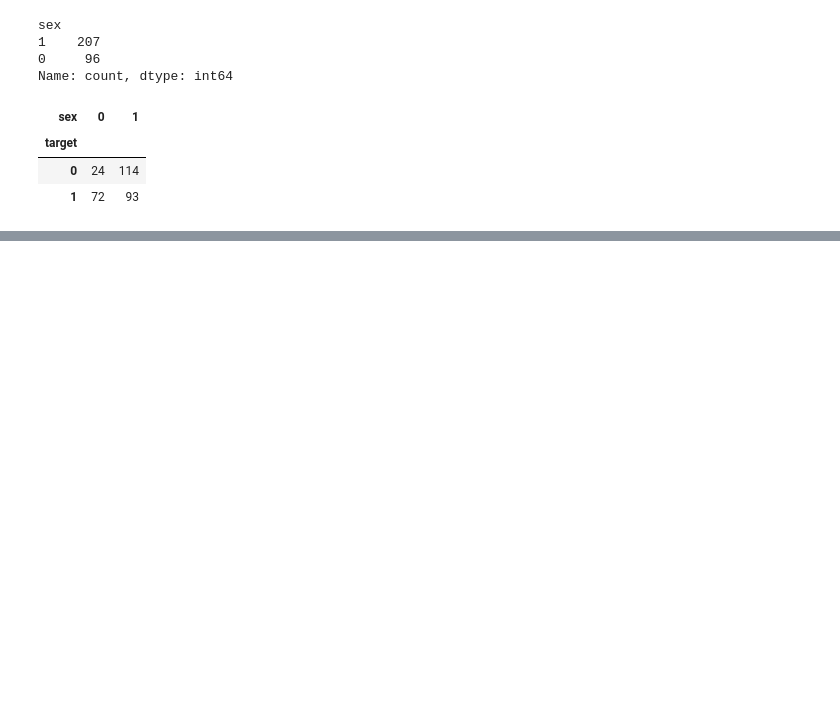
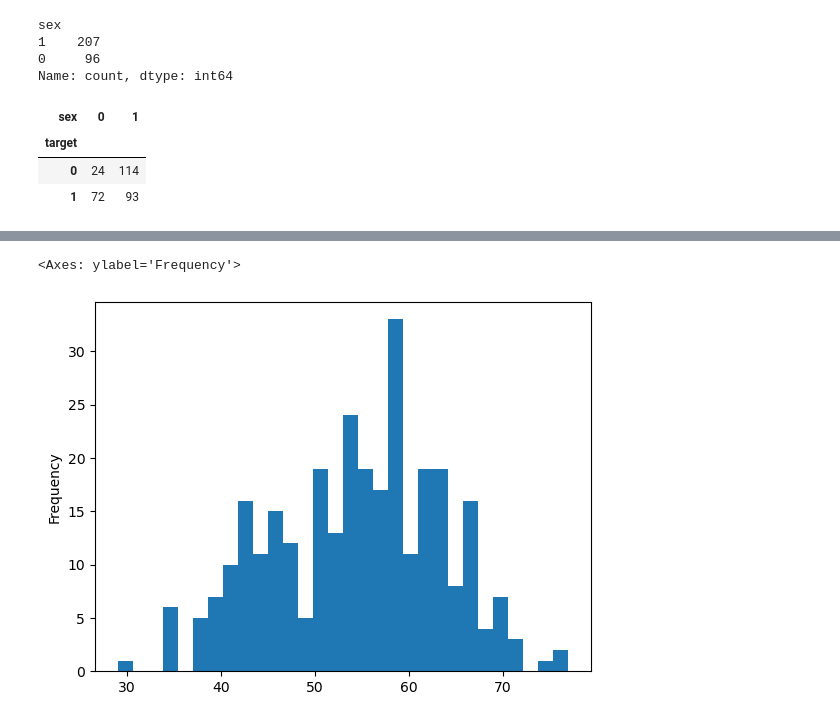
Before and after one commit to shrinidhib/heart-disease-prediction, a Jupyter notebook: heart-disease-classfication.ipynb, the cells around one changed output, grey strips where cells are left out. Drawn from its saved outputs; the diff is of its cells as text; code cells hidden in the pictures; blank space fills up the shorter version.

```diff
--- a/heart-disease-classfication.ipynb
+++ b/heart-disease-classfication.ipynb
@@ -158,0 +194,6 @@ plt.xticks(rotation)
+# %%
+# Check age distribution
+df.age.plot.hist(bins=30)
+# %% [output]
+<Axes: ylabel='Frequency'>
+[figure, added]
```
Also changed, not shown: parts of 7 cells of this notebook.
